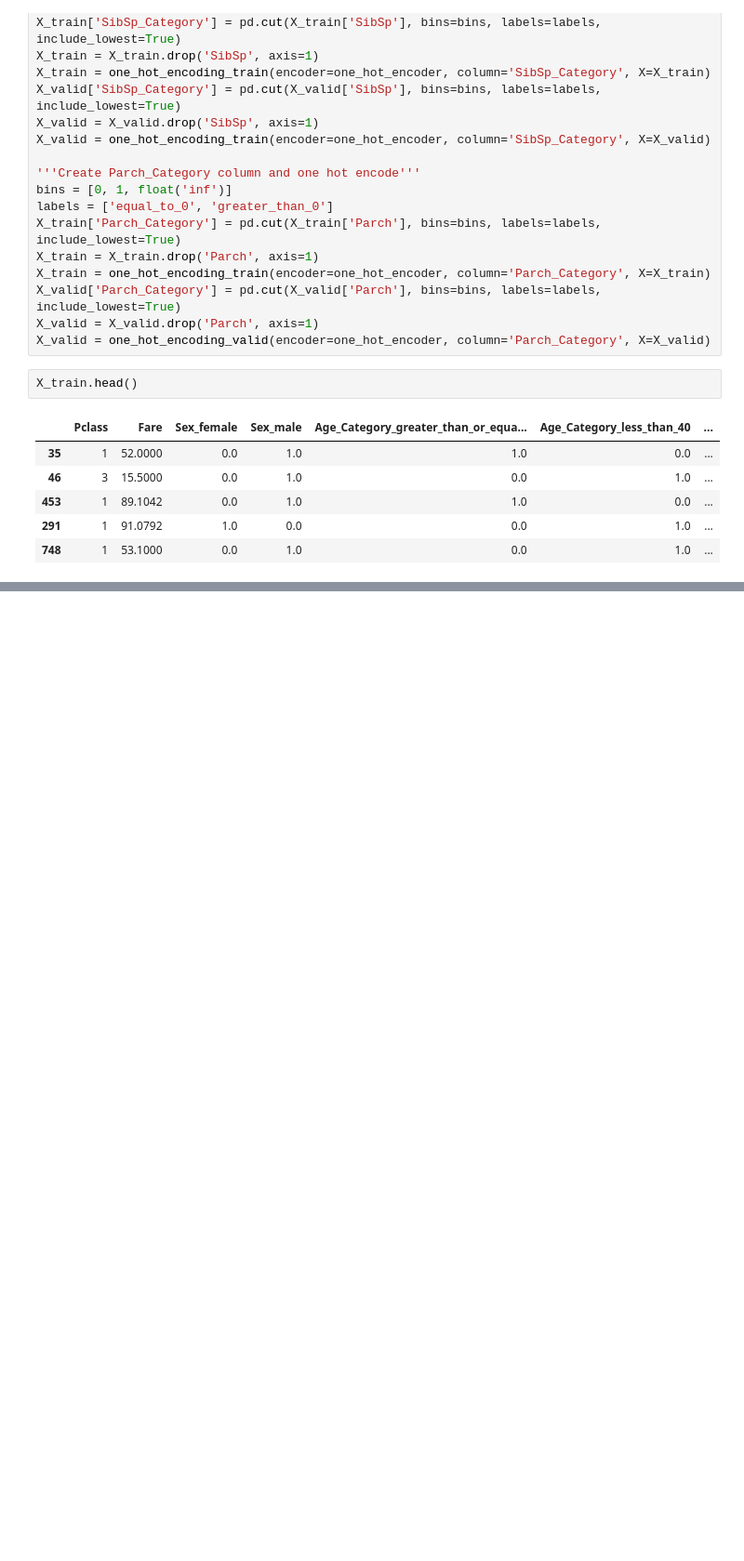
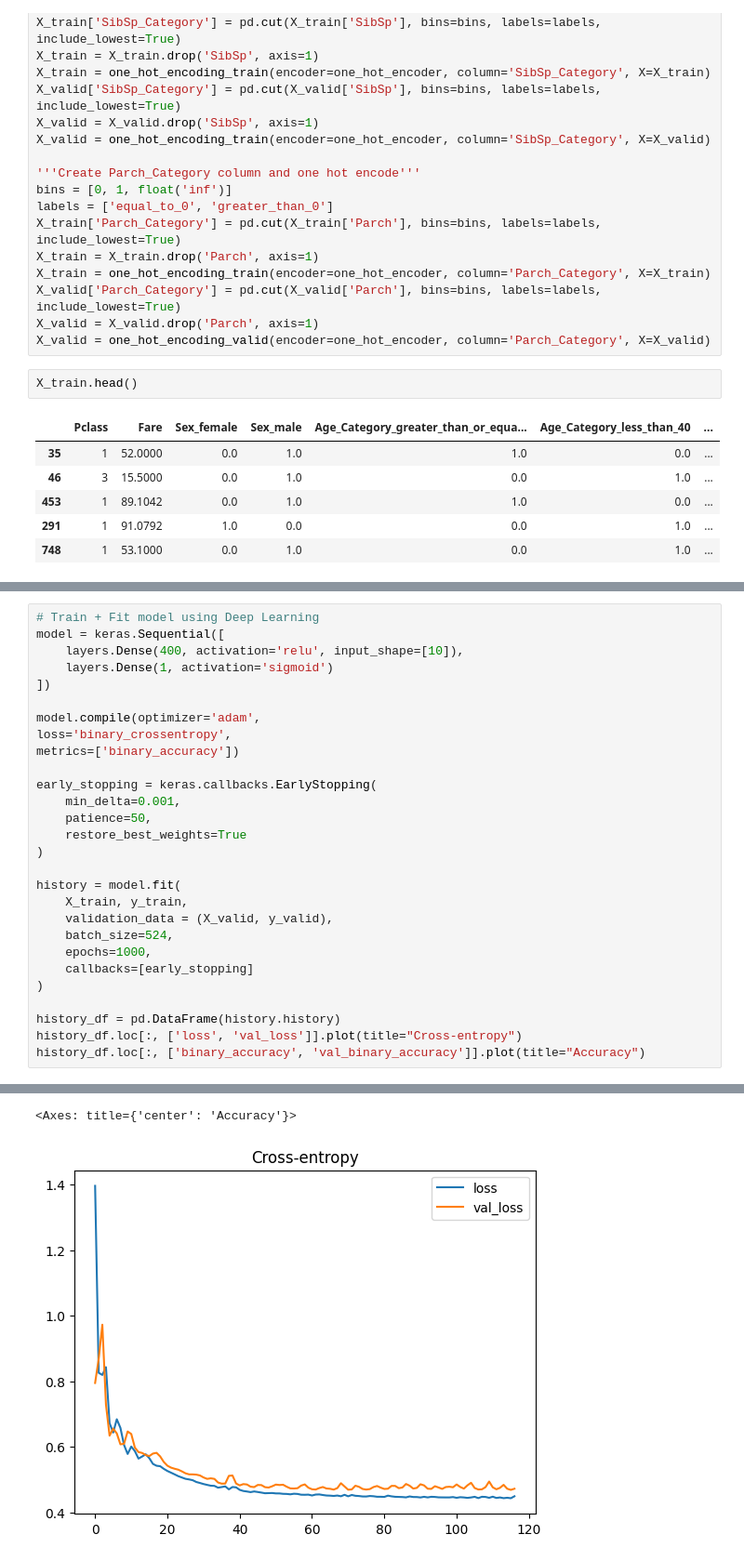
Before and after one commit to jacobpalinski/Titanic-Kaggle, a Jupyter notebook: Titanic-Kaggle.ipynb, the cells around one changed output, grey strips where cells are left out. Shown: that part at 93% size. Saved outputs shown, nothing was run; the diff lists cells and outputs as text; blank space fills up the shorter version.

Commit message:
Deep Learning

```diff
--- a/Titanic-Kaggle.ipynb
+++ b/Titanic-Kaggle.ipynb
@@ -459 +470,30 @@ Parch_Category_greater_than_0               0.000000
 Name: MI Scores, dtype: float64
+# %%
+# Train + Fit model using Deep Learning
+model = keras.Sequential([
+    layers.Dense(400, activation='relu', input_shape=[10]),
+    layers.Dense(1, activation='sigmoid')
+])
+
+model.compile(optimizer='adam',
+loss='binary_crossentropy',
+metrics=['binary_accuracy'])
+
+early_stopping = keras.callbacks.EarlyStopping(
+    min_delta=0.001,
+    patience=50,
+    restore_best_weights=True
+)
+
+history = model.fit(
+    X_train, y_train,
+    validation_data = (X_valid, y_valid),
+    batch_size=524,
+    epochs=1000,
+    callbacks=[early_stopping]
+)
+
+history_df = pd.DataFrame(history.history)
+history_df.loc[:, ['loss', 'val_loss']].plot(title="Cross-entropy")
+history_df.loc[:, ['binary_accuracy', 'val_binary_accuracy']].plot(title="Accuracy")
+# %% [output]
@@ -459,0 +517,2 @@ Name: MI Scores, dtype: float64
+<Axes: title={'center': 'Accuracy'}>
+[figure, added]
```
Also changed, not shown: parts of 6 cells of this notebook, 1 other file.
